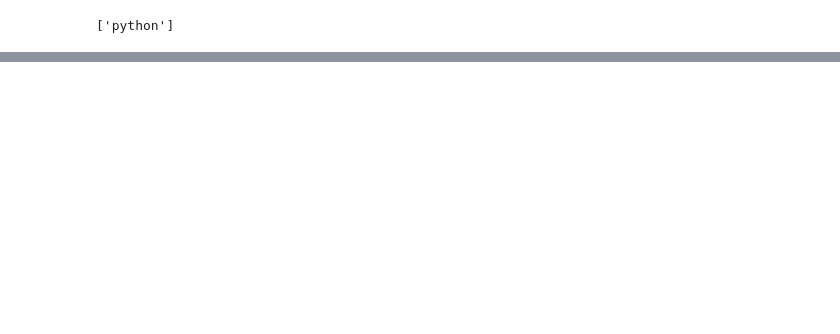
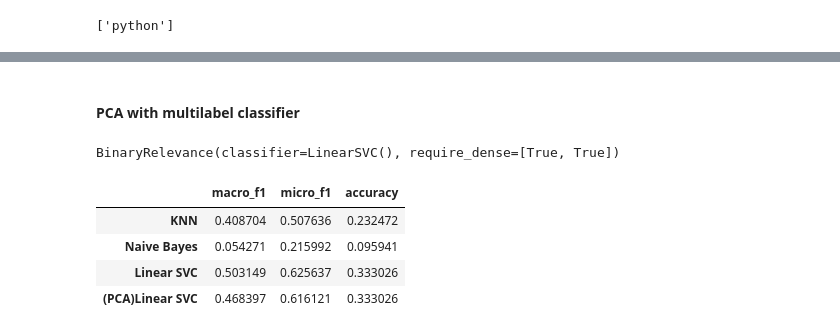
Before and after one commit to CelineMendola/suggestion-tags-stackoverflow, a Jupyter notebook: P5_02_notebooktest.ipynb, the cells around one changed output, grey strips where cells are left out. Saved outputs shown, nothing was run; the diff lists cells and outputs as text; code cells hidden in the pictures; blank space fills up the shorter version.

```diff
--- a/P5_02_notebooktest.ipynb
+++ b/P5_02_notebooktest.ipynb
@@ -468,0 +676,2 @@ d_test['NMF_prediction'] = d_test['Preprocessed_text'].apply(tags_nmf)
+# %% [markdown]
+#### PCA with multilabel classifier
@@ -468,0 +686,17 @@ d_test['NMF_prediction'] = d_test['Preprocessed_text'].apply(tags_nmf)
+# %%
+svmClassifier2 = BinaryRelevance(LinearSVC())
+svmClassifier2.fit(vectorised_train_documents, train_labels)
+# %% [output]
+BinaryRelevance(classifier=LinearSVC(), require_dense=[True, True])
+# %%
+svmPreds2 = svmClassifier2.predict(vectorised_test_documents)
+# %%
+dg = input_scores('(PCA)Linear SVC', svmPreds2, dg)
+# %%
+dg
+# %% [output]
+|  | macro_f1 | micro_f1 | accuracy |
+| KNN | 0.408704 | 0.507636 | 0.232472 |
+| Naive Bayes | 0.054271 | 0.215992 | 0.095941 |
+| Linear SVC | 0.503149 | 0.625637 | 0.333026 |
+| (PCA)Linear SVC | 0.468397 | 0.616121 | 0.333026 |
```
Also changed, not shown: parts of 85 cells of this notebook, 4 other files.
